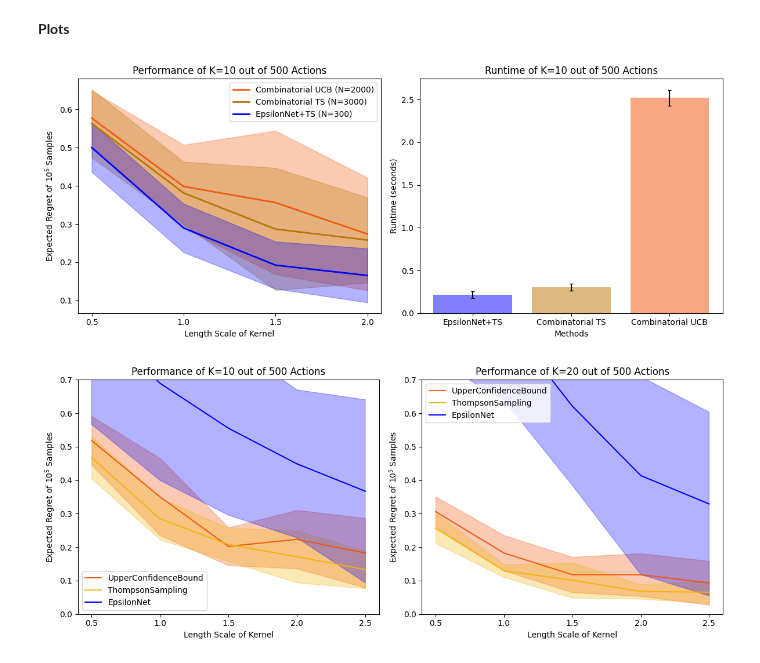
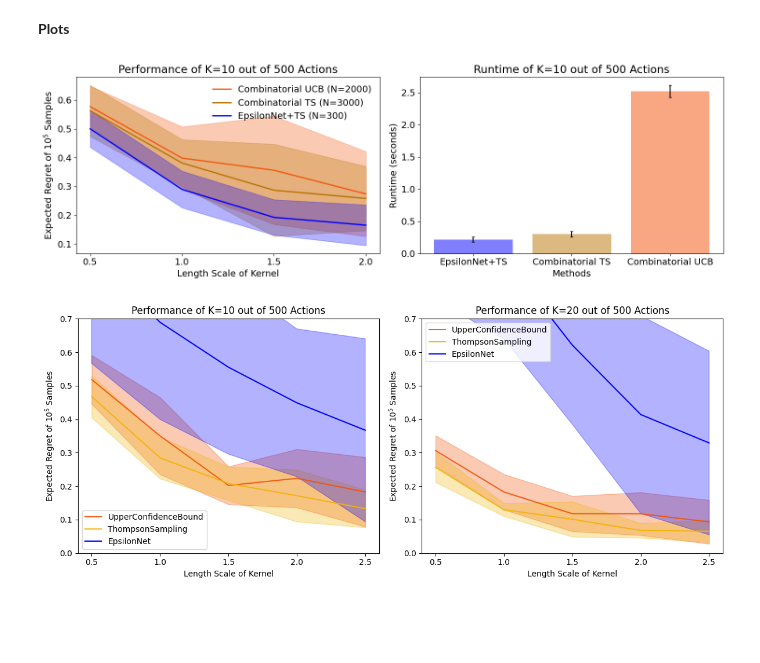
Before and after one commit to Quan-Zhou/MAB, a Jupyter notebook: RKHS_noise.ipynb, the cells around one changed output. Saved outputs shown, nothing was run; the diff lists cells and outputs as text; code cells hidden in the pictures; blank space fills up the shorter version.

```diff
--- a/RKHS_noise.ipynb
+++ b/RKHS_noise.ipynb
@@ -245,8 +245,14 @@ report.to_csv('report_Stationary'+str(IfStationary)+'.csv',index=None)
 report=pd.read_csv('report_StationaryTrue.csv')
 length_range=[0.5,1,1.5,2]
 K=10
+# %%
+import matplotlib as mpl
+
+mpl.rcParams['pdf.fonttype'] = 42  # Use TrueType fonts in PDF
+mpl.rcParams['ps.fonttype'] = 42   # Use TrueType fonts in PS
+plt.rcParams.update({'font.size': 14})
 # %%
-fig, axes = plt.subplots(1,2,figsize=(12, 5))  # (rows, cols)
+fig, axes = plt.subplots(1,2,figsize=(15, 5))  # (rows, cols)
 methods = ['epsilon','ts','ucb']
 methodnames = dict(zip(methods,['EpsilonNet+TS','Combinatorial TS','Combinatorial UCB']))
 legendnames = dict(zip(methods,['EpsilonNet+TS (N=300)','Combinatorial TS (N=3000)','Combinatorial UCB (N=2000)']))
@@ -259,35 +265,35 @@ for m in methods[::-1]:
     dfstd=report.groupby(by=["length_scale",'method']).std()['EmpiricialRegret']
     std=np.array([dfstd[l][m] for l in length_range])
     axes[i].plot(length_range, mean, label="{}".format(legendnames[m]), color=colormap[m],linewidth=2)
     axes[i].fill_between(length_range, mean-std, mean+std, color=colormap[m],alpha=0.3)
 
 # axes[i].set_ylim([0,0.7])
 axes[i].set_title("Performance of K={} out of 500 Actions".format(K))
 axes[i].set_xlabel("Length Scale of Kernel")
 axes[i].set_xticks(length_range)
 axes[i].set_ylabel(r"Expected Regret of $10^5$ Samples")
-axes[i].legend()
+axes[i].legend(framealpha=0)
 
 i=1
 functions = list(runtimes_array.keys())
 means = [runtimes_array[f].mean() for f in functions]
 stds = [runtimes_array[f].std() for f in functions]
 
 # Plot mean ± std as error bars
 axes[i].set_title("Runtime of K={} out of 500 Actions".format(K))
 axes[i].bar([methodnames[key] for key in runtimes_array.keys()], means, yerr=stds,
             capsize=2, color=[colormap[key] for key in runtimes_array.keys()],alpha=0.5)
 axes[i].set_ylabel("Runtime (seconds)")
 axes[i].set_xlabel("Methods")
 
 # Save plot as a PDF without margins
 plt.savefig("RKHS_combinatorial.pdf", format="pdf", bbox_inches='tight', pad_inches=0, transparent=True)
 
 # Adjust layout
 plt.tight_layout()
 plt.show()
 # %% [output]
-[figure, old version]
+[figure, new version]
 # %%
 fig, axes = plt.subplots(1,2,figsize=(12, 5))  # (rows, cols)
 methods = ['epsilon','ts','ucb']
```
Also changed, not shown: 1 other file.
